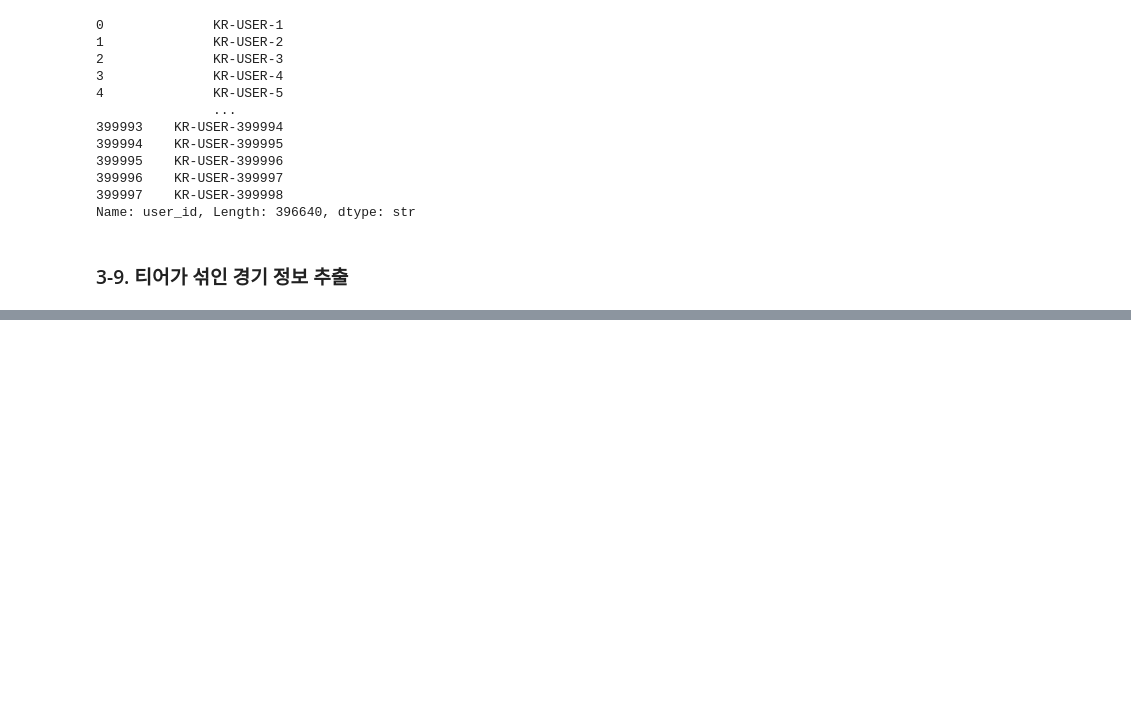
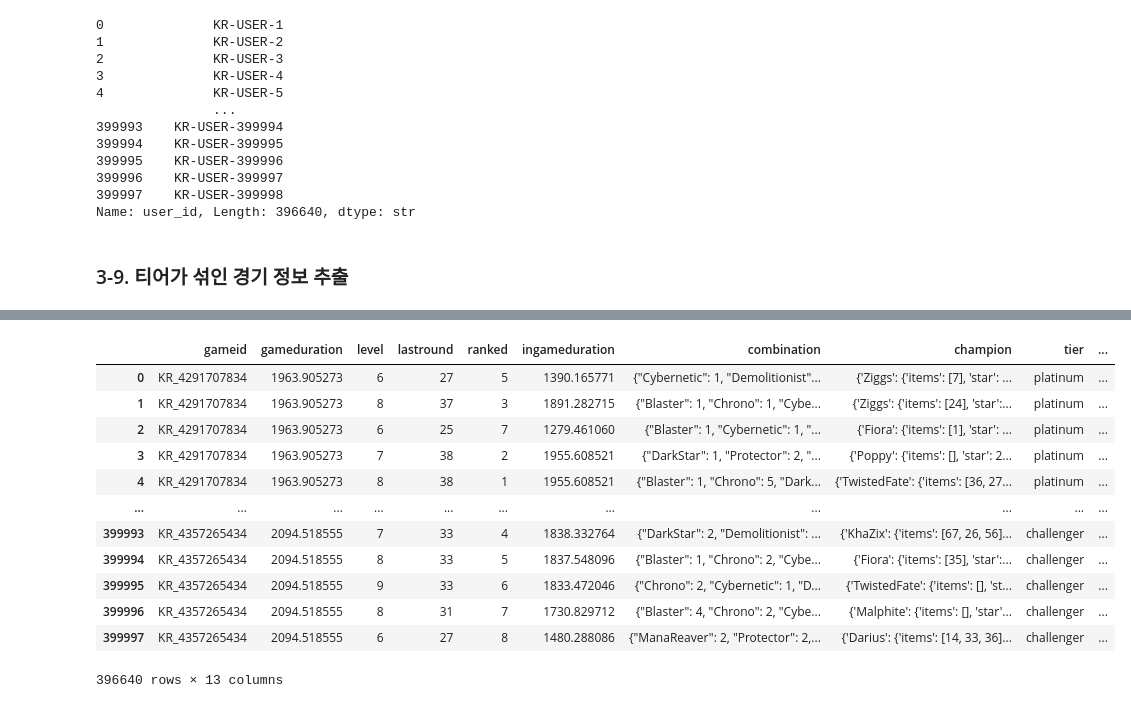
Before and after one commit to hanalo26/Third-project-sparta, a Jupyter notebook: works/JH/JH_Data_pre-process_v1.ipynb, the cells around one changed output, grey strips where cells are left out. Cells and saved outputs as stored; diff of their text form; code cells hidden in the pictures; blank space fills up the shorter version.

```diff
--- a/works/JH/JH_Data_pre-process_v1.ipynb
+++ b/works/JH/JH_Data_pre-process_v1.ipynb
@@ -263,0 +379,43 @@ tier_order = {
+# %%
+import ast
+from collections import Counter
+import pandas as pd
+
+spatula_items = {
+    18: 'Set3_Blademaster',
+    28: 'Infiltrator',
+    38: 'Demolitionist',
+    48: 'StarGuardian',
+    58: 'Rebel',
+    68: 'Set3_Celestial',
+    78: 'Protector',
+    89: 'DarkStar'
+}
+
+spatula_item_ids = set(spatula_items.keys())
+spatula_counter = Counter()
+users_with_spatula = 0
+
+for champ_str in df_all_match_2['champion']:
+    if pd.isna(champ_str) or champ_str == '{}':
+        continue
+
+    try:
+        champs = ast.literal_eval(champ_str)
+        has_spatula_in_this_match = False
+
+        for champ_info in champs.values():
+            items = champ_info.get('items', [])
+            for item in items:
+                if item in spatula_item_ids:
+                    spatula_counter[item] += 1
+                    has_spatula_in_this_match = True
+
+        if has_spatula_in_this_match:
+            users_with_spatula += 1
+    except:
+        continue
+
+print(f"시너지 아이템 장착 유저 수: {users_with_spatula}")
+for item_id, count in spatula_counter.most_common():
+    print(f"아이템 ID {item_id} ({spatula_items[item_id]}): {count}회")
@@ -263,0 +519,16 @@ tier_order = {
+# %%
+df_all_match_2
+# %% [output]
+|  | gameid | gameduration | level | lastround | ranked | ingameduration | combination | champion | tier | ... |
+| 0 | KR_4291707834 | 1963.905273 | 6 | 27 | 5 | 1390.165771 | {"Cybernetic": 1, "Demolitionist"... | {'Ziggs': {'items': [7], 'star': ... | platinum | ... |
+| 1 | KR_4291707834 | 1963.905273 | 8 | 37 | 3 | 1891.282715 | {"Blaster": 1, "Chrono": 1, "Cybe... | {'Ziggs': {'items': [24], 'star':... | platinum | ... |
+| 2 | KR_4291707834 | 1963.905273 | 6 | 25 | 7 | 1279.461060 | {"Blaster": 1, "Cybernetic": 1, "... | {'Fiora': {'items': [1], 'star': ... | platinum | ... |
+| 3 | KR_4291707834 | 1963.905273 | 7 | 38 | 2 | 1955.608521 | {"DarkStar": 1, "Protector": 2, "... | {'Poppy': {'items': [], 'star': 2... | platinum | ... |
+| 4 | KR_4291707834 | 1963.905273 | 8 | 38 | 1 | 1955.608521 | {"Blaster": 1, "Chrono": 5, "Dark... | {'TwistedFate': {'items': [36, 27... | platinum | ... |
+| ... | ... | ... | ... | ... | ... | ... | ... | ... | ... | ... |
+| 399993 | KR_4357265434 | 2094.518555 | 7 | 33 | 4 | 1838.332764 | {"DarkStar": 2, "Demolitionist": ... | {'KhaZix': {'items': [67, 26, 56]... | challenger | ... |
+| 399994 | KR_4357265434 | 2094.518555 | 8 | 33 | 5 | 1837.548096 | {"Blaster": 1, "Chrono": 2, "Cybe... | {'Fiora': {'items': [35], 'star':... | challenger | ... |
+| 399995 | KR_4357265434 | 2094.518555 | 9 | 33 | 6 | 1833.472046 | {"Chrono": 2, "Cybernetic": 1, "D... | {'TwistedFate': {'items': [], 'st... | challenger | ... |
+| 399996 | KR_4357265434 | 2094.518555 | 8 | 31 | 7 | 1730.829712 | {"Blaster": 4, "Chrono": 2, "Cybe... | {'Malphite': {'items': [], 'star'... | challenger | ... |
+| 399997 | KR_4357265434 | 2094.518555 | 6 | 27 | 8 | 1480.288086 | {"ManaReaver": 2, "Protector": 2,... | {'Darius': {'items': [14, 33, 36]... | challenger | ... |
+396640 rows × 13 columns
```
Also changed, not shown: parts of 9 cells of this notebook.
